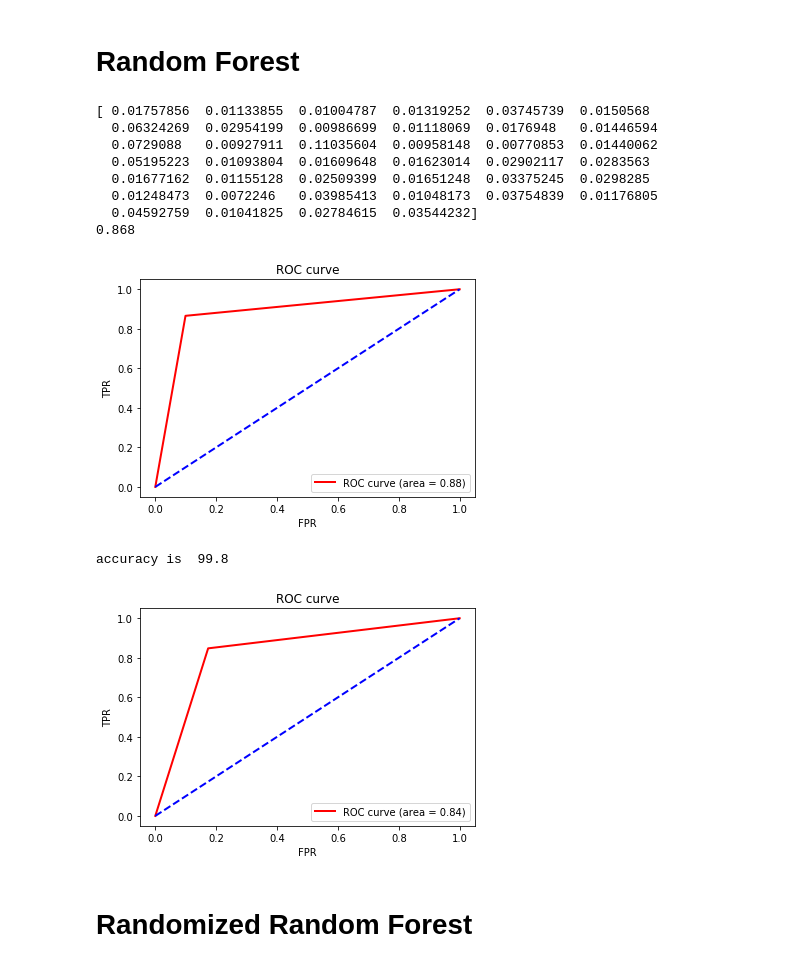
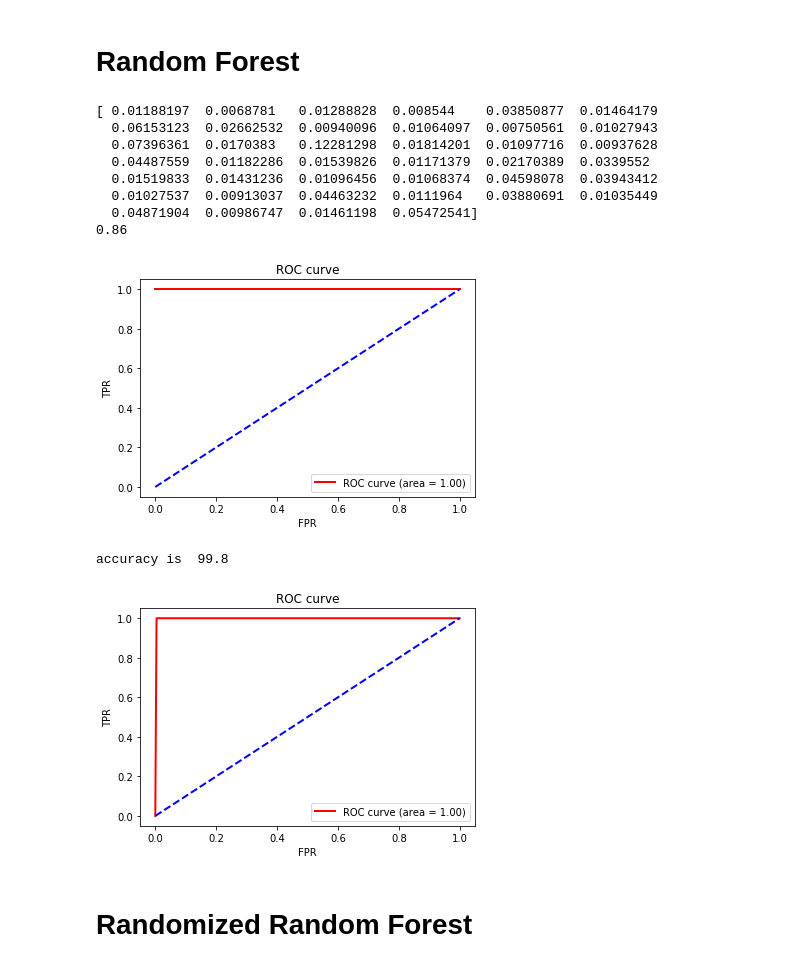
Before and after one commit to pkreddy/Python_Projects, a Jupyter notebook: Kaggle/Data_Science_London_scikitlearn/basic_model.ipynb, the cells around one changed output. Drawn from its saved outputs; the diff is of its cells as text; code cells hidden in the pictures.

```diff
--- a/Kaggle/Data_Science_London_scikitlearn/basic_model.ipynb
+++ b/Kaggle/Data_Science_London_scikitlearn/basic_model.ipynb
@@ -193,31 +199,31 @@ print(model_RF.feature_importances_)
 test = model.predict(test_)
 print(model_RF.score(x_test,y_test))
 #sum(test)
-fpr, tpr,_=roc_curve(logit.predict(x_test),np.ravel(y_test))
-roc_auc = roc_auc_score(logit.predict(x_test),np.ravel(y_test))
+fpr, tpr,_=roc_curve(model.predict(x_test),np.ravel(y_test))
+roc_auc = roc_auc_score(model.predict(x_test),np.ravel(y_test))
 plot(fpr,tpr,roc_auc)
 # %% [output]
-[ 0.01757856  0.01133855  0.01004787  0.01319252  0.03745739  0.0150568
-  0.06324269  0.02954199  0.00986699  0.01118069  0.0176948   0.01446594
-  0.0729088   0.00927911  0.11035604  0.00958148  0.00770853  0.01440062
-  0.05195223  0.01093804  0.01609648  0.01623014  0.02902117  0.0283563
-  0.01677162  0.01155128  0.02509399  0.01651248  0.03375245  0.0298285
-  0.01248473  0.0072246   0.03985413  0.01048173  0.03754839  0.01176805
-  0.04592759  0.01041825  0.02784615  0.03544232]
-0.868
+[ 0.01188197  0.0068781   0.01288828  0.008544    0.03850877  0.01464179
+  0.06153123  0.02662532  0.00940096  0.01064097  0.00750561  0.01027943
+  0.07396361  0.0170383   0.12281298  0.01814201  0.01097716  0.00937628
+  0.04487559  0.01182286  0.01539826  0.01171379  0.02170389  0.0339552
+  0.01519833  0.01431236  0.01096456  0.01068374  0.04598078  0.03943412
+  0.01027537  0.00913037  0.04463232  0.0111964   0.03880691  0.01035449
+  0.04871904  0.00986747  0.01461198  0.05472541]
+0.86
-[figure, old version]
+[figure, new version]
 # %%
 model_RF.fit(train_,np.ravel(train_Labels))
 check = model.predict(train_)
 print("accuracy is ",sum(check==np.ravel(train_Labels))*100/len(check))
 test = model.predict(test_)
 test_rf = test
-fpr, tpr,_=roc_curve(logit.predict(train_),np.ravel(train_Labels))
-roc_auc = roc_auc_score(logit.predict(train_),np.ravel(train_Labels))
+fpr, tpr,_=roc_curve(model.predict(train_),np.ravel(train_Labels))
+roc_auc = roc_auc_score(model.predict(train_),np.ravel(train_Labels))
 plot(fpr,tpr,roc_auc)
 # %% [output]
 accuracy is  99.8
-[figure, old version]
+[figure, new version]
 # %% [markdown]
 # Randomized Random Forest
 # %%
```
Also changed, not shown: parts of 6 cells of this notebook, 1 other file.
